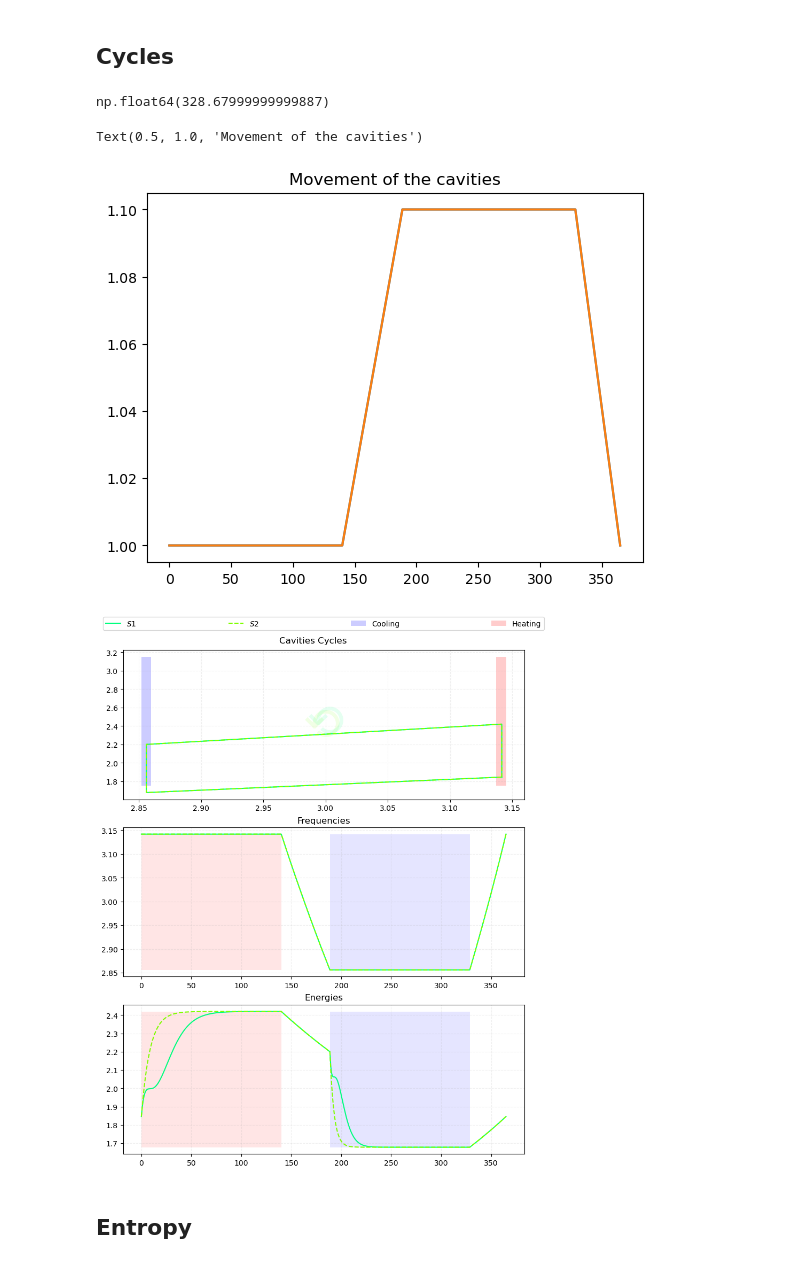
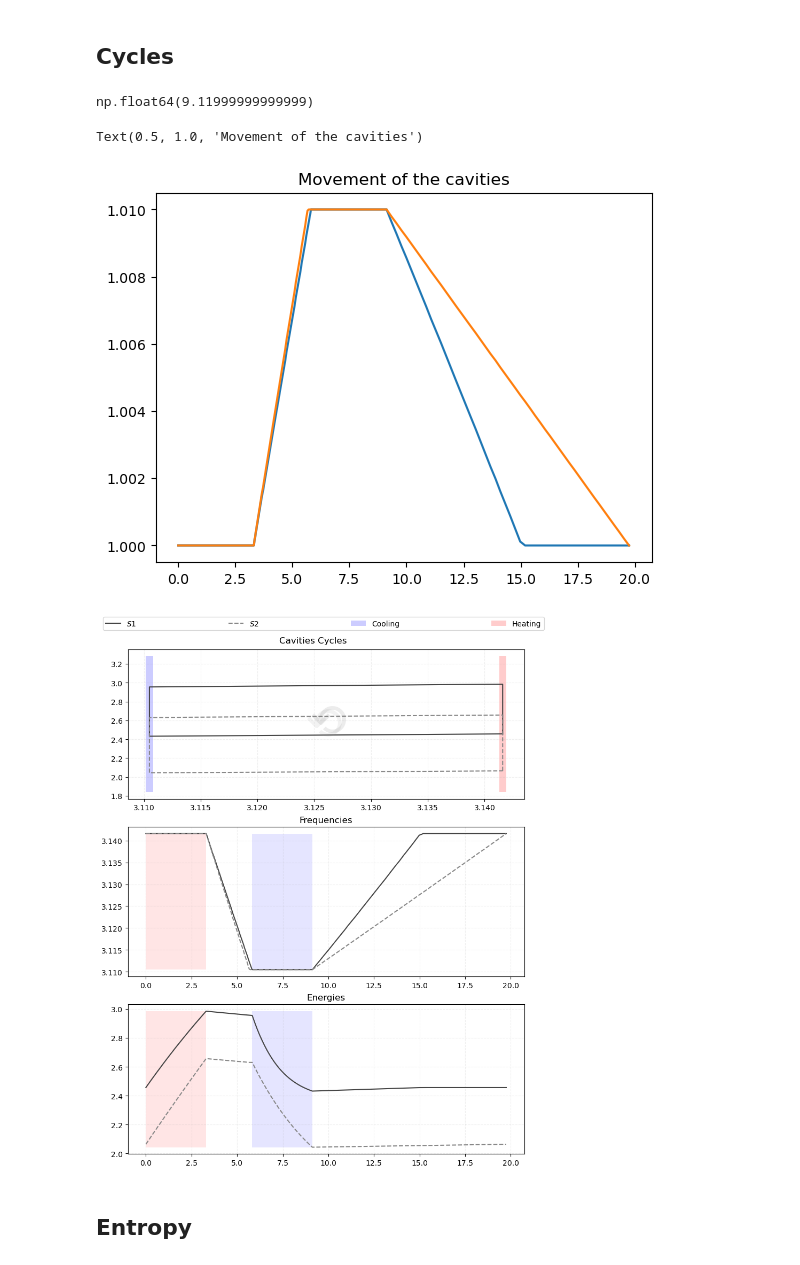
Before and after one commit to fedesss98/phaseonium-thermodynamics, a Jupyter notebook: julia/08-analyze-cascade-py.ipynb, the cells around one changed output. Drawn from its saved outputs; the diff is of its cells as text; code cells hidden in the pictures.

```diff
--- a/julia/08-analyze-cascade-py.ipynb
+++ b/julia/08-analyze-cascade-py.ipynb
@@ -11,10 +11,10 @@ import qutip as qt
 from pathlib import Path
 import tomli
 
-CS1 = "#00FF7F"
-CS2 = "#7FFF00"
+CS1 = "#454545"
+CS2 = "#888888"
 # %%
-ROOT = Path("./cascade_15D_I3")
+ROOT = Path("./cascade_25D_I1")
 # Create visualization folder
 OUTPUT = ROOT / "visualization"
 OUTPUT.mkdir(parents=True, exist_ok=True)
@@ -114,8 +114,8 @@ for t, rho in enumerate(s_evolution):
     f1:float = cavities_evolution["c1"][t]
     f2:float = cavities_evolution["c2"][t]
     # Hamiltonian
-    h1 = Qobj(0.5 * f1 * np.diag(np.arange(1, dims + 1)))
-    h2 = Qobj(0.5 * f2 * np.diag(np.arange(1, dims + 1)))
+    h1 = Qobj(f1 * np.diag(np.arange(1, dims + 1)))
+    h2 = Qobj(f2 * np.diag(np.arange(1, dims + 1)))
     h = qt.tensor(h1, h2)
     h_evolution.append(h)
 
@@ -138,14 +141,14 @@ KeyboardInterrupt:
 cavities_evolution["c1"]
 thirdstroke_t
 # %% [output]
-np.float64(328.67999999999887)
+np.float64(9.11999999999999)
 # %%
 plt.plot(sampling_times, c1_lenghts)
 plt.plot(sampling_times, c2_lenghts)
 plt.title("Movement of the cavities")
 # %% [output]
 Text(0.5, 1.0, 'Movement of the cavities')
-[figure, old version]
+[figure, new version]
 # %%
 f1 = cavities_evolution["c1"]
 f2 = cavities_evolution["c2"]
@@ -154,36 +157,44 @@ fig, (ax1, ax2, ax3) = plt.subplots(3, layout="constrained", figsize=(8, 10))
 fig.suptitle("Cavities Cycles")
 ax1.plot(f1, energy1, label="$S1$", c=CS1)
 ax1.plot(f2, energy2, label="$S2$", c=CS2, ls="--")
 ax1.text(0.495, 0.49, u'\u27f2', horizontalalignment='center', alpha=0.1, color=CS2,
      verticalalignment='center', transform=ax1.transAxes, fontsize=60)
 ax1.text(0.505, 0.51, u'\u27f2', horizontalalignment='center', alpha=0.1, color=CS1,
      verticalalignment='center', transform=ax1.transAxes, fontsize=60)
 
-ax1.fill_between([2.852, 2.86], 1.75, 3.15, alpha=0.2, fc='b', label="Cooling")
-ax1.fill_between([3.137, 3.145], 1.75, 3.15, alpha=0.2, fc='r', label="Heating")
+ymax = max(max(energy1), max(energy2)) + 0.1*max(max(energy1), max(energy2))
+ymin = min(min(energy1), min(energy2)) - 0.1*min(min(energy1), min(energy2))
+# Heating stroke at maximum frequency
+x_heating = max(max(f1), max(f2))
+dx_h = 0.0001 * x_heating
+# Cooling stroke at minimum frequency
+x_cooling = min(min(f1), min(f2))
+dx_c = 0.0001 * x_cooling
+ax1.fill_between([x_cooling - dx_c, x_cooling + dx_c], ymin, ymax, alpha=0.2, fc='b', label="Cooling")
+ax1.fill_between([x_heating - dx_h, x_heating + dx_h], ymin, ymax, alpha=0.2, fc='r', label="Heating")
 
 ax2.set_title("Frequencies")
 ax2.plot(sampling_times, f1, c=CS1)
 ax2.plot(sampling_times, f2, c=CS2, ls="--")
 ax2.fill_between([0, cycle_steps[0]], min(f1), max(f1), alpha=0.1, fc='r')
 ax2.fill_between([secondstroke_t, thirdstroke_t], min(f1), max(f1), alpha=0.1, fc='b')
 
 ax3.set_title("Energies")
 ax3.plot(sampling_times, energy1, c=CS1)
 ax3.plot(sampling_times, energy2, c=CS2, ls="--")
 ax3.fill_between([0, cycle_steps[0]], min(energy2), max(energy1), alpha=0.1, fc='r')
 ax3.fill_between([secondstroke_t, thirdstroke_t], min(energy2), max(energy1), alpha=0.1, fc='b')
 
 fig.legend(bbox_to_anchor=(0., 1., 1.05, 0.04), loc=2, ncol=4, mode="expand")
 
 for ax in (ax1, ax2, ax3):
     ax.grid(alpha=0.2, linestyle='--')
 
 plt.savefig(OUTPUT / "cycle_dynamics.png")
 plt.savefig(OUTPUT / "cycle_dynamics.pdf")
 plt.show()
 # %% [output]
-[figure, old version]
+[figure, new version]
 # %% [markdown]
 ## Entropy
 # %%
```
Also changed, not shown: parts of 8 cells of this notebook, 2 other files.
